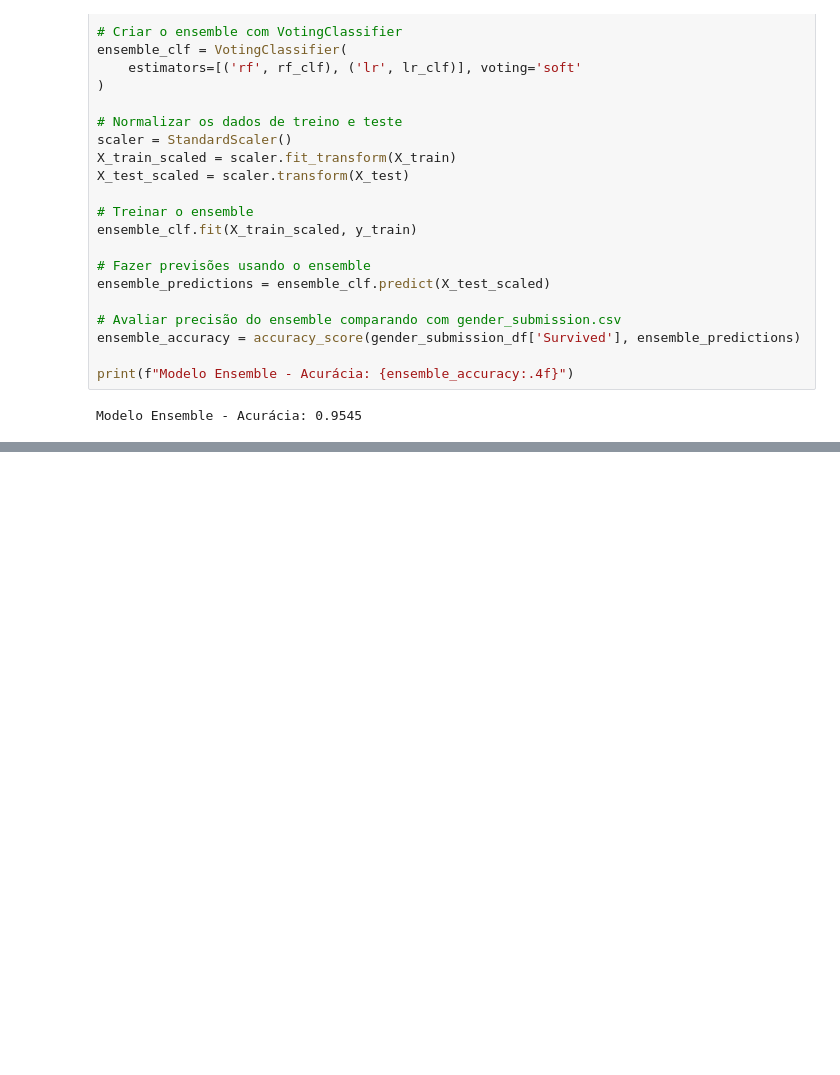
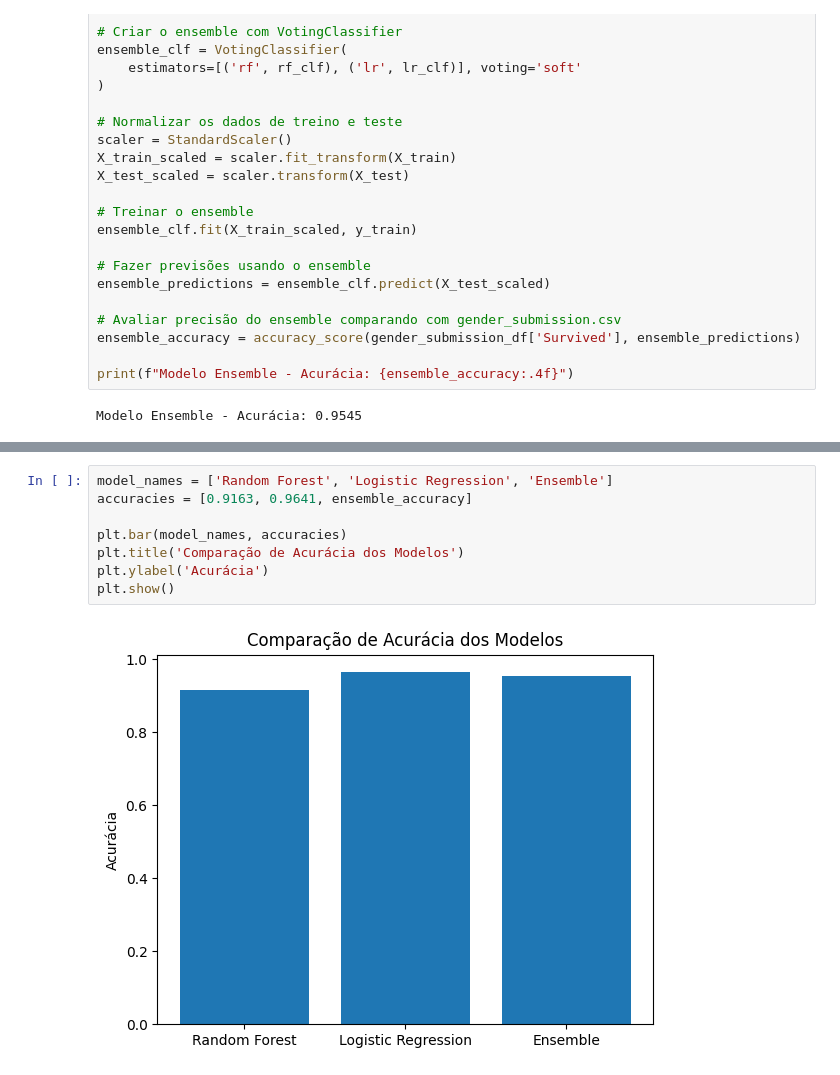
Before and after one commit to touro3/TitanicSurvivalProbability, a Jupyter notebook: notebooks/L3_LucasTourinho.ipynb, the cells around one changed output, grey strips where cells are left out. Saved outputs shown, nothing was run; the diff lists cells and outputs as text; blank space fills up the shorter version.

```diff
--- a/notebooks/L3_LucasTourinho.ipynb
+++ b/notebooks/L3_LucasTourinho.ipynb
@@ -99,0 +141,10 @@ Modelo Ensemble - Acurácia: 0.9545
+# %%
+model_names = ['Random Forest', 'Logistic Regression', 'Ensemble']
+accuracies = [0.9163, 0.9641, ensemble_accuracy]
+
+plt.bar(model_names, accuracies)
+plt.title('Comparação de Acurácia dos Modelos')
+plt.ylabel('Acurácia')
+plt.show()
+# %% [output]
+[figure, added]
```
Also changed, not shown: parts of 3 cells of this notebook.
